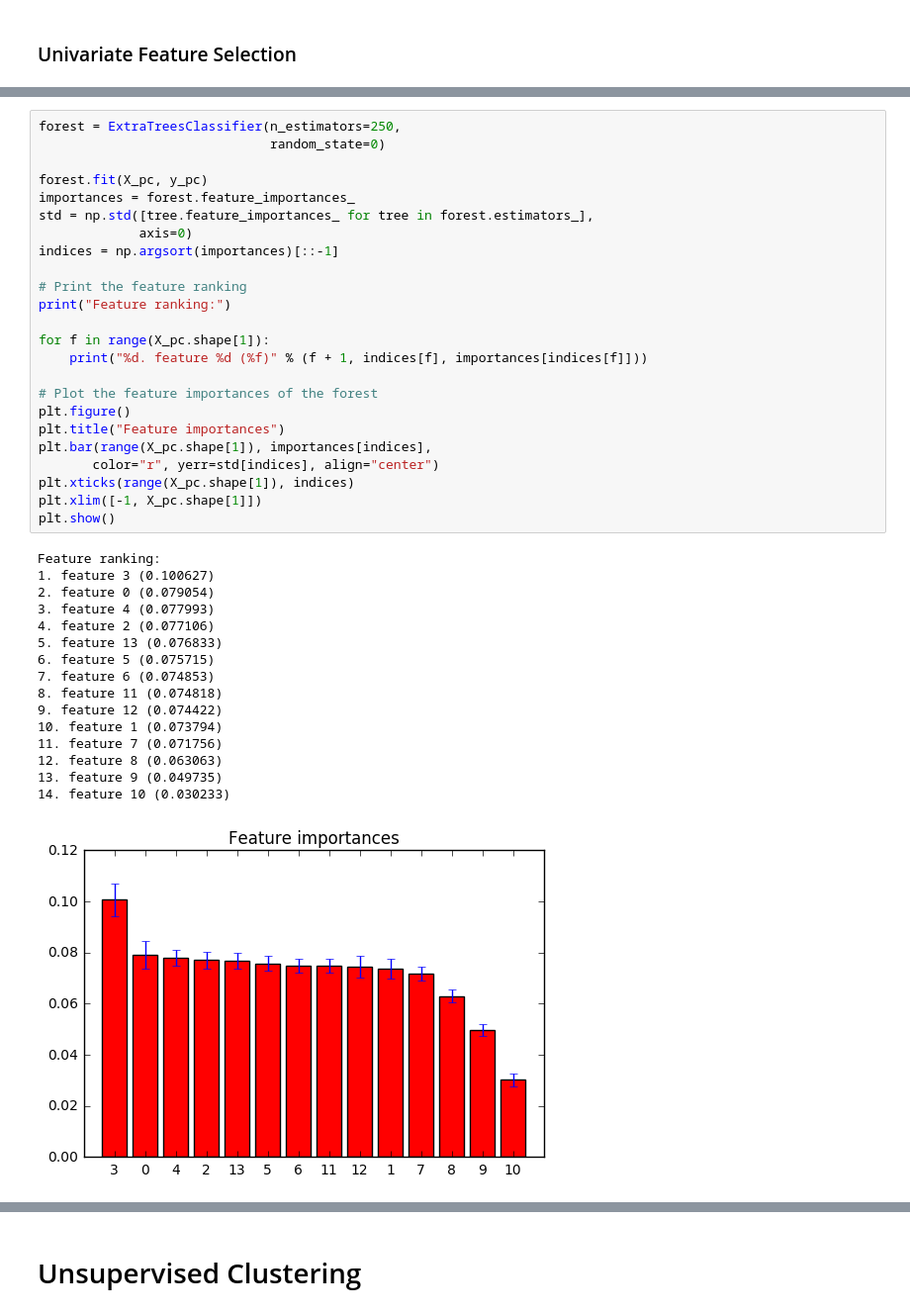
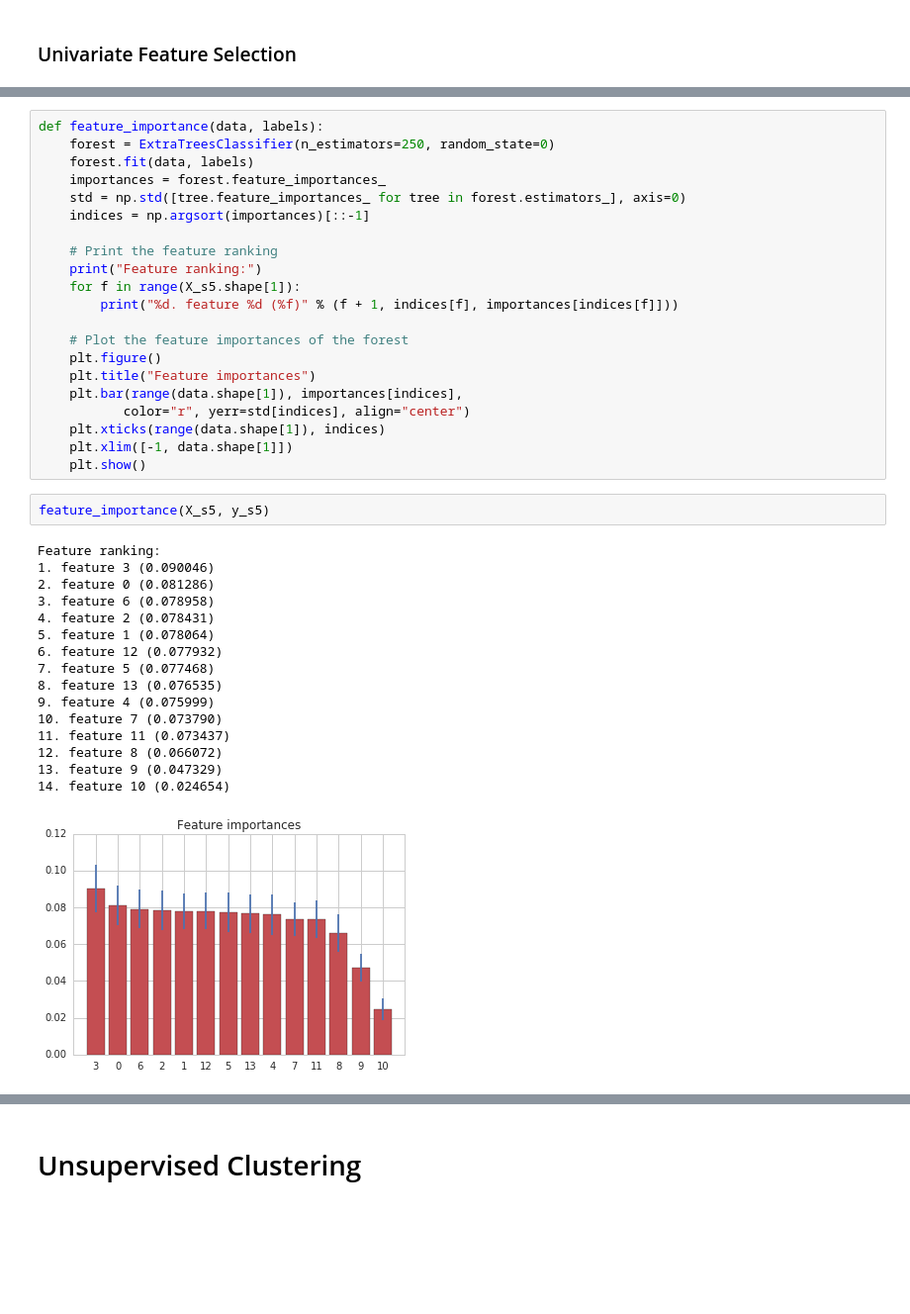
Before and after one commit to dmartr/ADA-Project, a Jupyter notebook: Machine Learning Notebook.ipynb, the cells around one changed output, grey strips where cells are left out. Shown at 99% size. Drawn from its saved outputs; the diff is of its cells as text; blank space fills up the shorter version.

```diff
--- a/Machine Learning Notebook.ipynb
+++ b/Machine Learning Notebook.ipynb
@@ -116,42 +172,41 @@ for i in range(4,10,1):
 # %%
-forest = ExtraTreesClassifier(n_estimators=250,
-                              random_state=0)
+def feature_importance(data, labels):
+    forest = ExtraTreesClassifier(n_estimators=250, random_state=0)
+    forest.fit(data, labels)
+    importances = forest.feature_importances_
+    std = np.std([tree.feature_importances_ for tree in forest.estimators_], axis=0)
+    indices = np.argsort(importances)[::-1]
 
-forest.fit(X_pc, y_pc)
-importances = forest.feature_importances_
-std = np.std([tree.feature_importances_ for tree in forest.estimators_],
-             axis=0)
-indices = np.argsort(importances)[::-1]
+    # Print the feature ranking
+    print("Feature ranking:")
+    for f in range(X_s5.shape[1]):
+        print("%d. feature %d (%f)" % (f + 1, indices[f], importances[indices[f]]))
 
-# Print the feature ranking
-print("Feature ranking:")
-
-for f in range(X_pc.shape[1]):
-    print("%d. feature %d (%f)" % (f + 1, indices[f], importances[indices[f]]))
-
-# Plot the feature importances of the forest
-plt.figure()
-plt.title("Feature importances")
-plt.bar(range(X_pc.shape[1]), importances[indices],
-       color="r", yerr=std[indices], align="center")
-plt.xticks(range(X_pc.shape[1]), indices)
-plt.xlim([-1, X_pc.shape[1]])
-plt.show()
+    # Plot the feature importances of the forest
+    plt.figure()
+    plt.title("Feature importances")
+    plt.bar(range(data.shape[1]), importances[indices],
+           color="r", yerr=std[indices], align="center")
+    plt.xticks(range(data.shape[1]), indices)
+    plt.xlim([-1, data.shape[1]])
+    plt.show()
-# %% [output]
-Feature ranking:
-1. feature 3 (0.100627)
-2. feature 0 (0.079054)
-3. feature 4 (0.077993)
-4. feature 2 (0.077106)
-5. feature 13 (0.076833)
-6. feature 5 (0.075715)
-7. feature 6 (0.074853)
-8. feature 11 (0.074818)
-9. feature 12 (0.074422)
-10. feature 1 (0.073794)
-11. feature 7 (0.071756)
-12. feature 8 (0.063063)
-13. feature 9 (0.049735)
-14. feature 10 (0.030233)
-[figure, removed]
+# %%
+feature_importance(X_s5, y_s5)
+# %% [output]
+Feature ranking:
+1. feature 3 (0.090046)
+2. feature 0 (0.081286)
+3. feature 6 (0.078958)
+4. feature 2 (0.078431)
+5. feature 1 (0.078064)
+6. feature 12 (0.077932)
+7. feature 5 (0.077468)
+8. feature 13 (0.076535)
+9. feature 4 (0.075999)
+10. feature 7 (0.073790)
+11. feature 11 (0.073437)
+12. feature 8 (0.066072)
+13. feature 9 (0.047329)
+14. feature 10 (0.024654)
+[figure, added]
 # %% [markdown]
```
Also changed, not shown: parts of 105 cells of this notebook, 1 other file.
